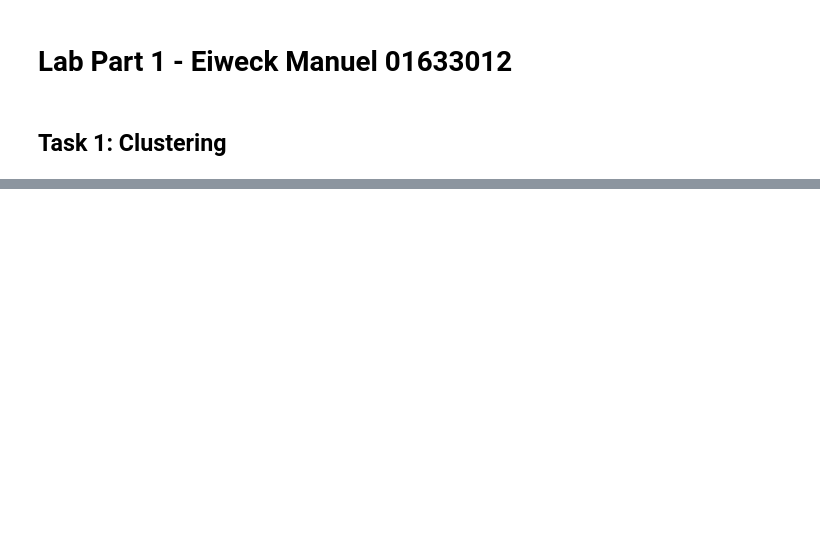
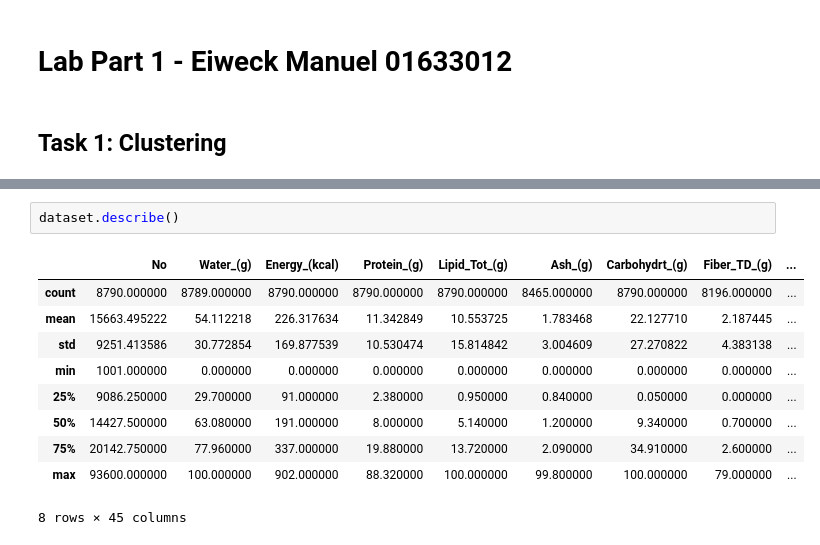
Before and after one commit to Emanum/TU_Visual_Data_Science, a Jupyter notebook: lab1/labPart1.ipynb, the cells around one changed output, grey strips where cells are left out. Saved outputs shown, nothing was run; the diff lists cells and outputs as text; blank space fills up the shorter version.

```diff
--- a/lab1/labPart1.ipynb
+++ b/lab1/labPart1.ipynb
@@ -26,0 +42,13 @@ Which aspects of the task (e.g., identifying the number of clusters) where easie
+# %%
+dataset.describe()
+# %% [output]
+|  | No | Water_(g) | Energy_(kcal) | Protein_(g) | Lipid_Tot_(g) | Ash_(g) | Carbohydrt_(g) | Fiber_TD_(g) | ... |
+| count | 8790.000000 | 8789.000000 | 8790.000000 | 8790.000000 | 8790.000000 | 8465.000000 | 8790.000000 | 8196.000000 | ... |
+| mean | 15663.495222 | 54.112218 | 226.317634 | 11.342849 | 10.553725 | 1.783468 | 22.127710 | 2.187445 | ... |
+| std | 9251.413586 | 30.772854 | 169.877539 | 10.530474 | 15.814842 | 3.004609 | 27.270822 | 4.383138 | ... |
+| min | 1001.000000 | 0.000000 | 0.000000 | 0.000000 | 0.000000 | 0.000000 | 0.000000 | 0.000000 | ... |
+| 25% | 9086.250000 | 29.700000 | 91.000000 | 2.380000 | 0.950000 | 0.840000 | 0.050000 | 0.000000 | ... |
+| 50% | 14427.500000 | 63.080000 | 191.000000 | 8.000000 | 5.140000 | 1.200000 | 9.340000 | 0.700000 | ... |
+| 75% | 20142.750000 | 77.960000 | 337.000000 | 19.880000 | 13.720000 | 2.090000 | 34.910000 | 2.600000 | ... |
+| max | 93600.000000 | 100.000000 | 902.000000 | 88.320000 | 100.000000 | 99.800000 | 100.000000 | 79.000000 | ... |
+8 rows × 45 columns
```
Also changed, not shown: parts of 20 cells of this notebook, 2 other files.
